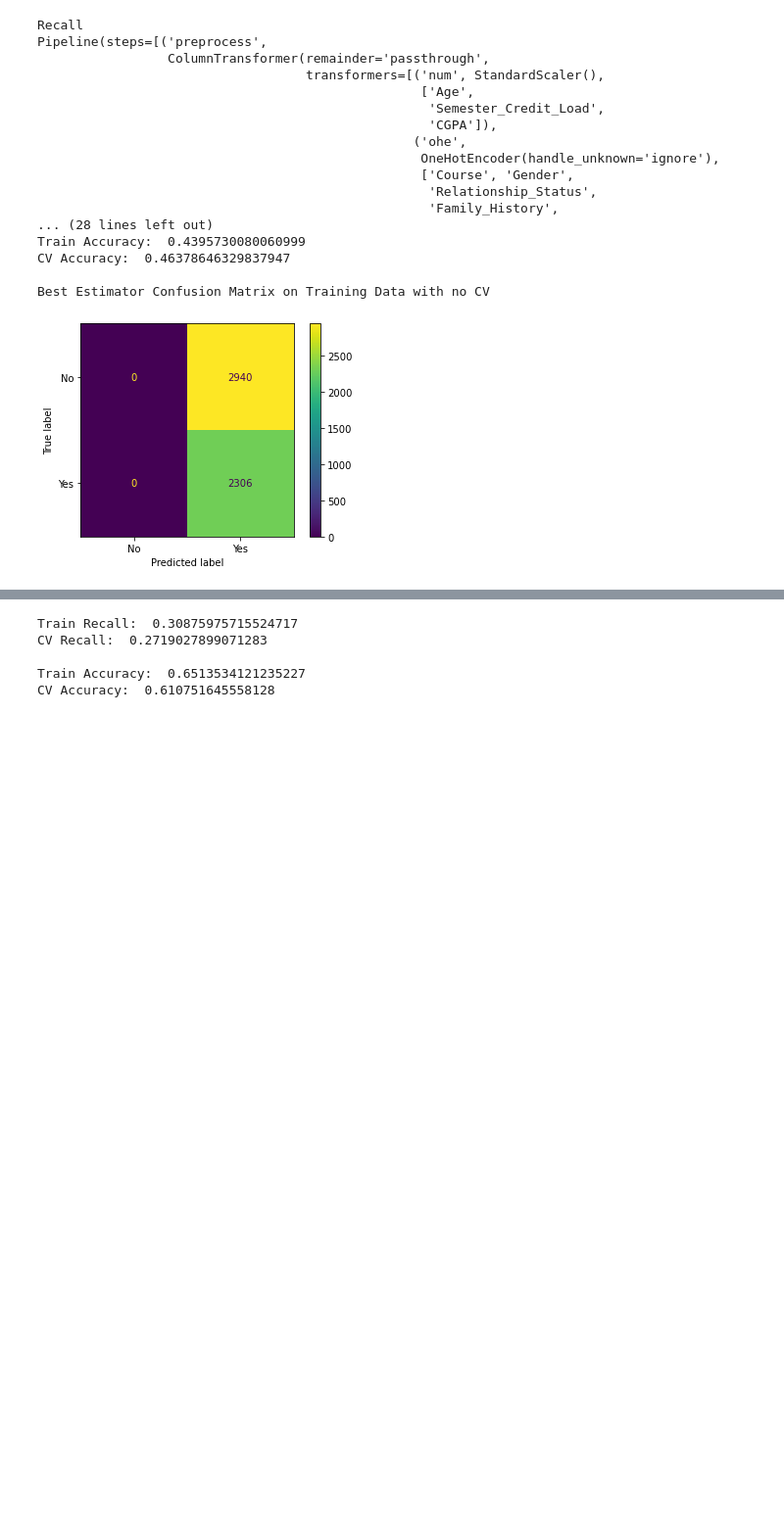
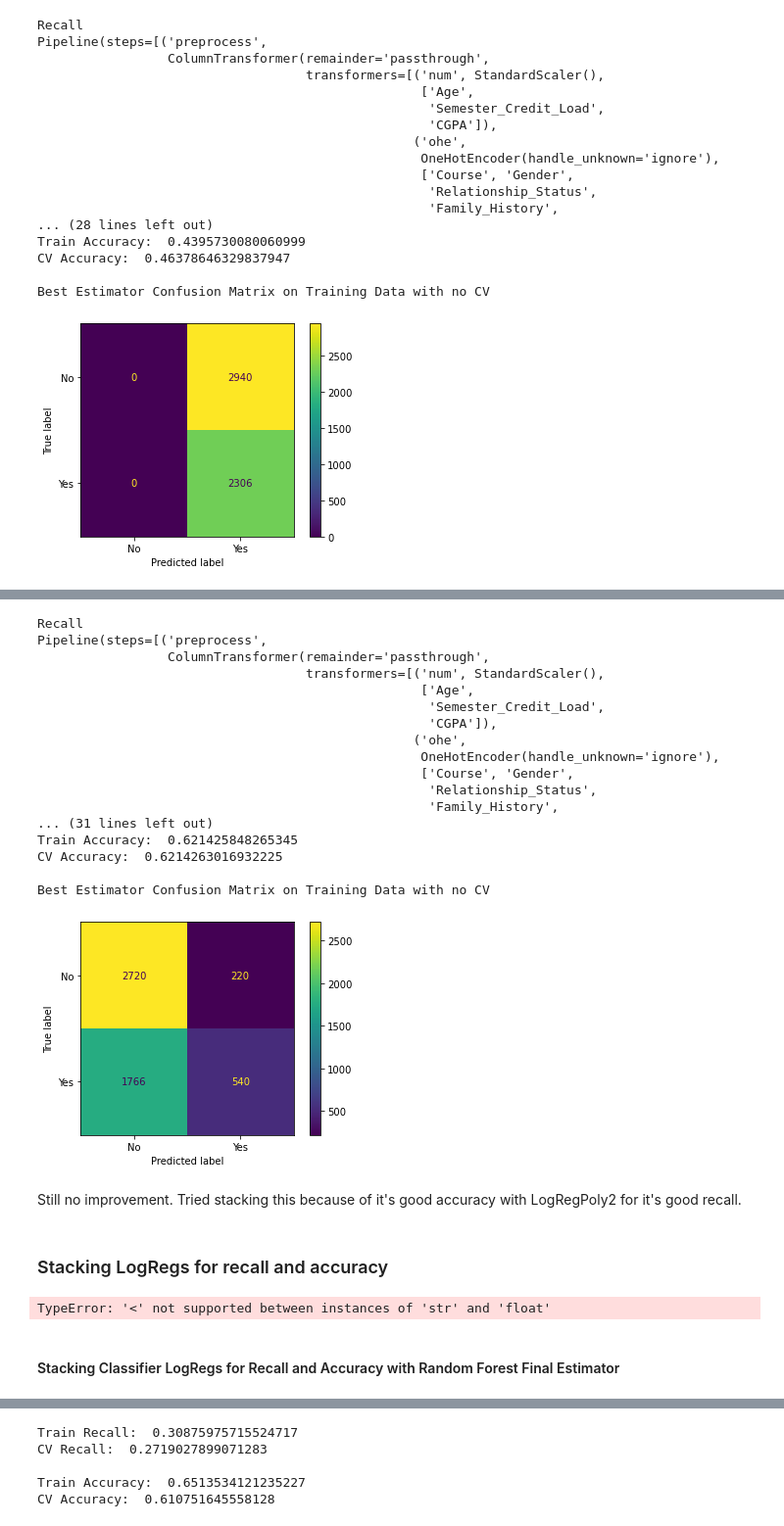
Before and after one commit to rbdaly16/Student-Mental-Health-Analysis, a Jupyter notebook: scratch_notebooks/Current Nbk.ipynb, the cells around one changed output, grey strips where cells are left out. Shown at 98% size. Saved outputs shown, nothing was run; the diff lists cells and outputs as text; code cells hidden in the pictures; blank space fills up the shorter version.

```diff
--- a/scratch_notebooks/Current Nbk.ipynb
+++ b/scratch_notebooks/Current Nbk.ipynb
@@ -933,0 +1180,29 @@ Best Estimator Confusion Matrix on Training Data with no CV
+# %%
+# Load the pickled model
+with open('../pickled_models/logreg_grid3_acc_best.pkl', 'rb') as f:
+    logreg_grid3_acc_best = pickle.load(f)
+# %%
+grid_results(logreg_grid3_acc_best)
+# %% [output]
+Recall
+Pipeline(steps=[('preprocess',
+                 ColumnTransformer(remainder='passthrough',
+                                   transformers=[('num', StandardScaler(),
+                                                  ['Age',
+                                                   'Semester_Credit_Load',
+                                                   'CGPA']),
+                                                 ('ohe',
+                                                  OneHotEncoder(handle_unknown='ignore'),
+                                                  ['Course', 'Gender',
+                                                   'Relationship_Status',
+                                                   'Family_History',
+... (31 lines left out)
+Train Accuracy:  0.621425848265345
+CV Accuracy:  0.6214263016932225
+
+Best Estimator Confusion Matrix on Training Data with no CV
+[figure, added]
+# %% [markdown]
+Still no improvement. Tried stacking this because of it's good accuracy with LogRegPoly2 for it's good recall.
+# %% [markdown]
+### Stacking LogRegs for recall and accuracy
@@ -933,0 +1232,6 @@ Best Estimator Confusion Matrix on Training Data with no CV
+# %%
+cv_scores(sc_logregs_pipe1)
+# %% [output]
+TypeError: '<' not supported between instances of 'str' and 'float'
+# %% [markdown]
+#### Stacking Classifier LogRegs for Recall and Accuracy with Random Forest Final Estimator
```
Also changed, not shown: parts of 78 cells of this notebook.
